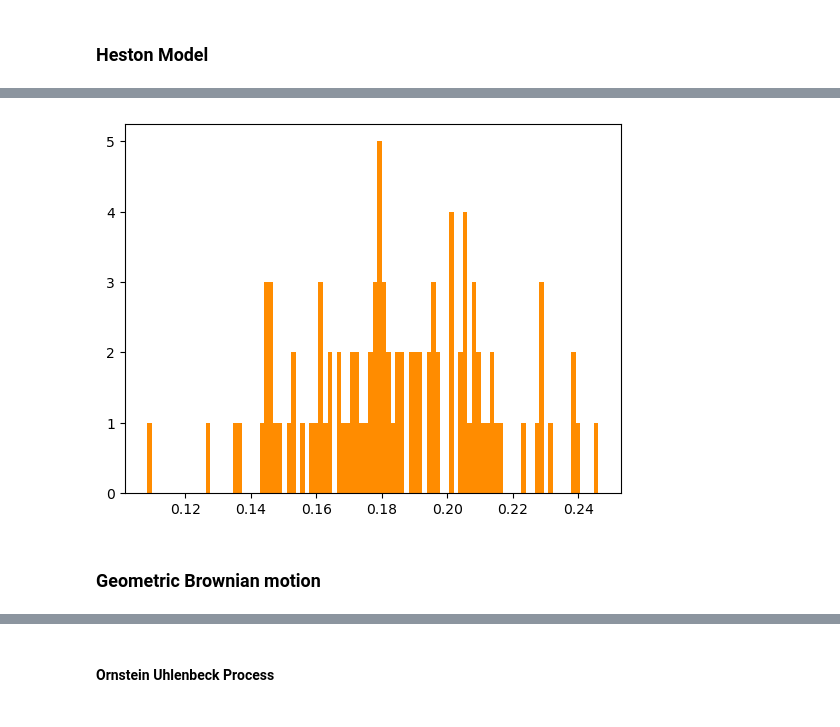
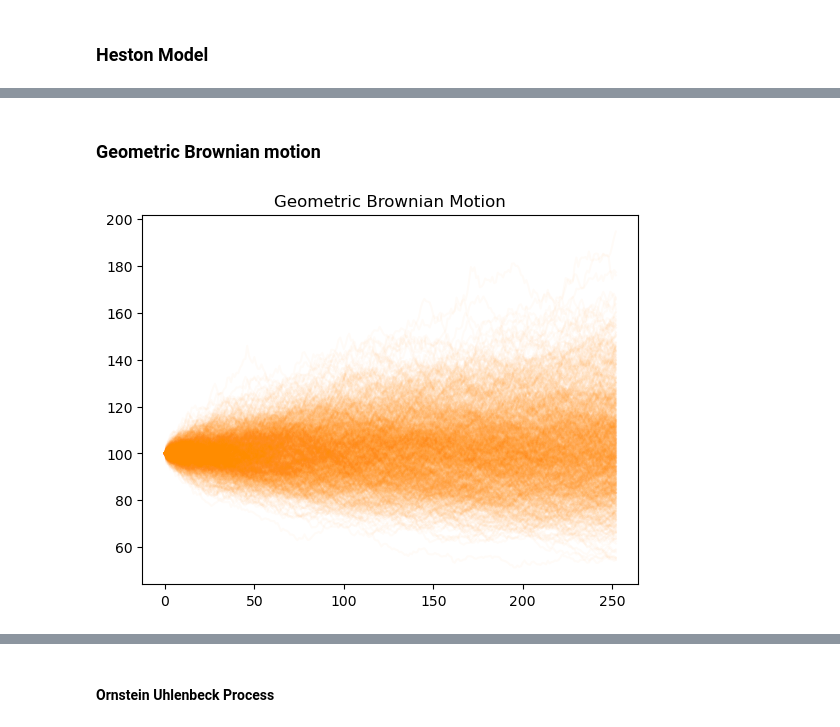
Before and after one commit to Tommylee1013/FinancialMachineLearning, a Jupyter notebook: Pricing/Stochastic Process.ipynb, the cells around one changed output, grey strips where cells are left out. Drawn from its saved outputs; the diff is of its cells as text; code cells hidden in the pictures.

```diff
--- a/Pricing/Stochastic Process.ipynb
+++ b/Pricing/Stochastic Process.ipynb
@@ -42,9 +46,9 @@ plt.show()
-# %%
-plt.hist(heston.mean(axis = 1), bins = 100, color = 'darkorange')
-plt.show()
-# %% [output]
-[figure, removed]
 # %% [markdown]
 ### Geometric Brownian motion
 # %%
-gbm = simulation.geometric_brownian_motion()
+gbm_paths = simulation.geometric_brownian_motion()
+plt.plot(gbm_paths.T, color = 'darkorange', alpha = 0.03)
+plt.title('Geometric Brownian Motion')
+plt.show()
+# %% [output]
+[figure, added]
```
Also changed, not shown: parts of 13 cells of this notebook, 1 other file.
